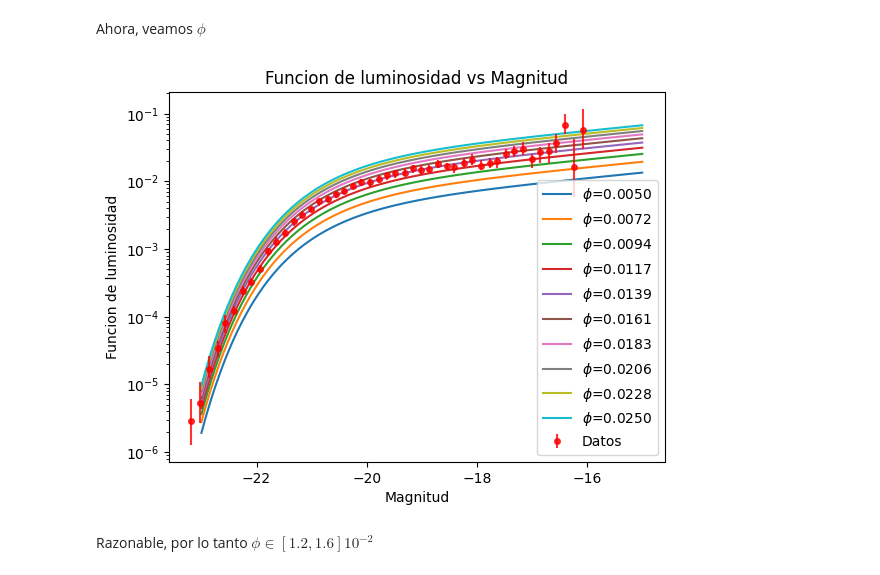
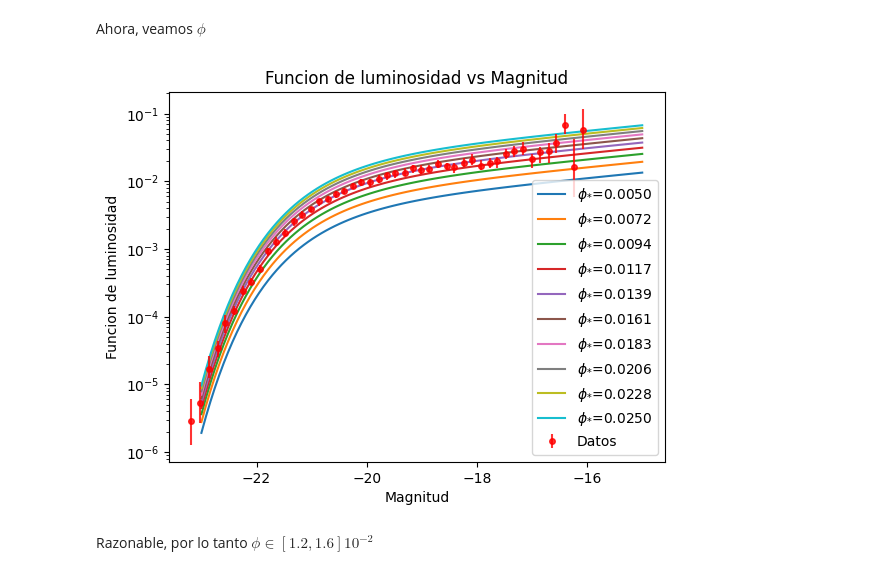
Before and after one commit to HombreRo12/Astromet_2024, a Jupyter notebook: Tp4/cadenas.ipynb, the cells around one changed output. Drawn from its saved outputs; the diff is of its cells as text; code cells hidden in the pictures.

```diff
--- a/Tp4/cadenas.ipynb
+++ b/Tp4/cadenas.ipynb
@@ -60,7 +60,7 @@ xgraf = np.linspace(-23, -15, 100)
 #Variamos M
 for M in np.linspace(-21.5, -20, 10):
 	ygraf = schechter(xgraf, M, 1.46*(10**-2), -1.2)
-	plt.plot(xgraf, ygraf, label=f'M={M:.2f}')
+	plt.plot(xgraf, ygraf, label=f'$M_{{*}}={M:.2f}$')
 
 erromin = datos.iloc[:, 2]
 erromax = datos.iloc[:, 3]
@@ -81,22 +81,22 @@ Ahora, veamos $\phi$
 # %%
 xgraf = np.linspace(-23, -15, 100)
 #Variamos phi
 for phi in np.linspace(0.5*(10**-2), 2.5*(10**-2), 10):
 	ygraf = schechter(xgraf, -20.83, phi, -1.2)
-	plt.plot(xgraf, ygraf, label=f'$\phi$={phi:.4f}')
+	plt.plot(xgraf, ygraf, label=f'$\phi_{{*}}$={phi:.4f}')
 
 erromin = datos.iloc[:, 2]
 erromax = datos.iloc[:, 3]
 
 plt.errorbar(magnitud, funcionlum, yerr=[erromin, erromax], color='red', alpha=0.8, fmt='o', label='Datos', markersize=4)
 plt.yscale('log')
 plt.xlabel('Magnitud')
 plt.ylabel('Funcion de luminosidad')
 plt.title('Funcion de luminosidad vs Magnitud')
 plt.legend()
 plt.show()
 # %% [output]
-[figure, old version]
+[figure, new version]
 # %% [markdown]
 Razonable, por lo tanto $\phi \in [1.2,1.6]10^{-2}$
 # %% [markdown]
```
Also changed, not shown: parts of 11 cells of this notebook, 5 other files.
